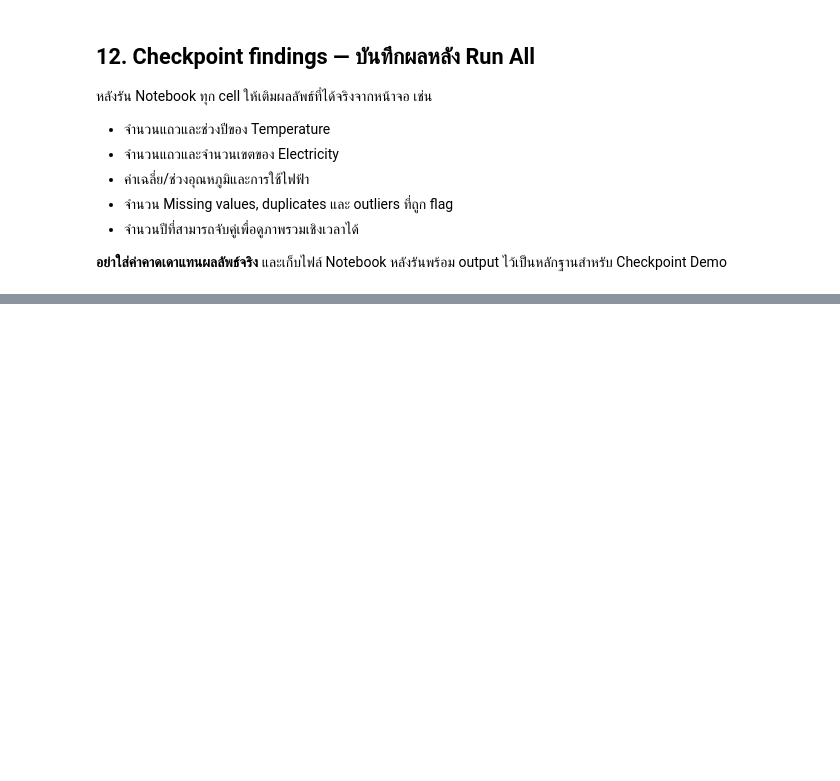
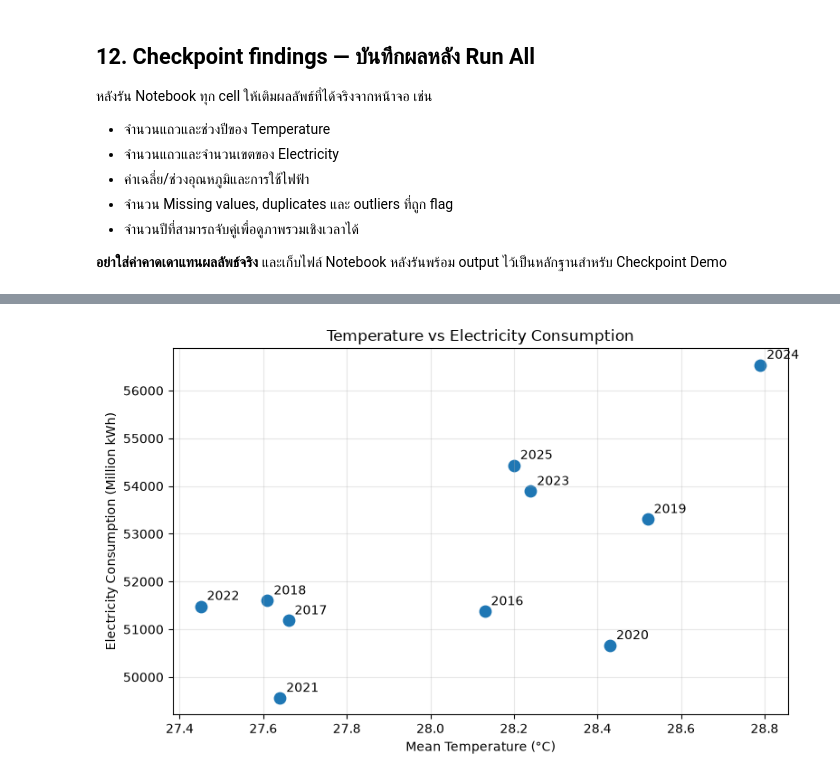
Before and after one commit to chaloemwong109-lab/urban-heat-energy-burden, a Jupyter notebook: notebooks/eda_checkpoint.ipynb, the cells around one changed output, grey strips where cells are left out. Cells and saved outputs as stored; diff of their text form; code cells hidden in the pictures; blank space fills up the shorter version.

Commit message:
Extend EDA checkpoint with Gold analysis

```diff
--- a/notebooks/eda_checkpoint.ipynb
+++ b/notebooks/eda_checkpoint.ipynb
@@ -521,0 +617,20 @@ Electricity by year and district (DuckDB)
+# %%
+
+# Query Gold Zone using DuckDB
+
+gold_year_path = (GOLD_DIR / "agg_year_energy_heat.parquet").as_posix()
+
+energy_trend = duckdb.sql(f"""
+    SELECT
+        year,
+        total_consumption_million_kwh,
+        mean_temp_c,
+        hot_days,
+        cdd,
+        yoy_change_pct,
+        covid_period
+    FROM read_parquet('{gold_year_path}')
+    ORDER BY year
+""").df()
+
+display(energy_trend)
@@ -521,0 +663,27 @@ Electricity by year and district (DuckDB)
+# %%
+# Scatter plot: Temperature vs Electricity
+
+plt.figure(figsize=(8, 5))
+
+plt.scatter(
+    energy_trend["mean_temp_c"],
+    energy_trend["total_consumption_million_kwh"],
+    s=80
+)
+
+for _, row in energy_trend.iterrows():
+    plt.annotate(
+        str(row["year"]),
+        (row["mean_temp_c"], row["total_consumption_million_kwh"]),
+        xytext=(5, 5),
+        textcoords="offset points"
+    )
+
+plt.xlabel("Mean Temperature (°C)")
+plt.ylabel("Electricity Consumption (Million kWh)")
+plt.title("Temperature vs Electricity Consumption")
+plt.grid(alpha=0.3)
+plt.tight_layout()
+plt.show()
+# %% [output]
+[figure, added]
```
Also changed, not shown: parts of 7 cells of this notebook.
